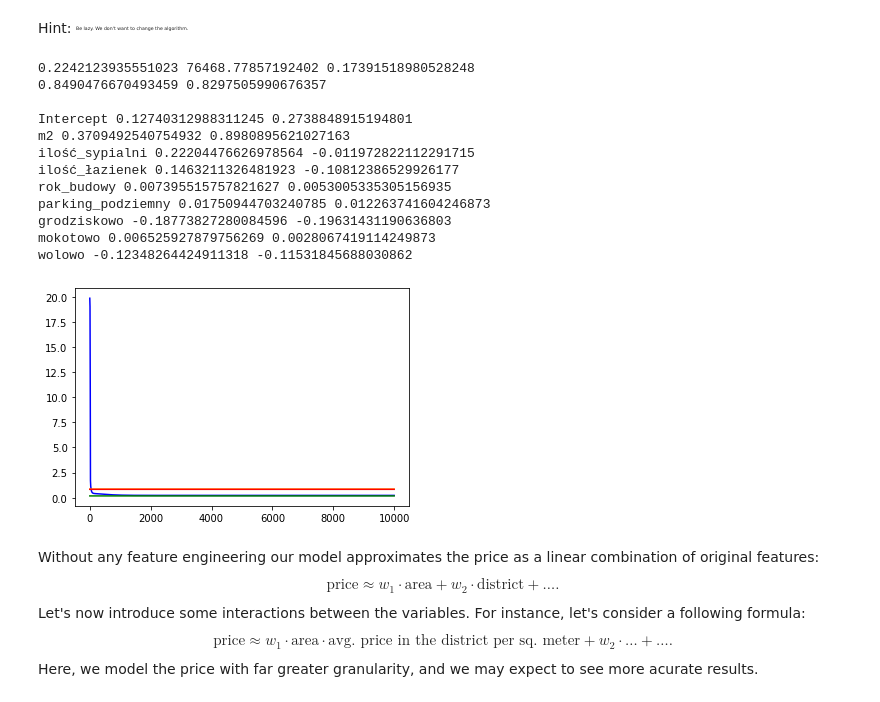
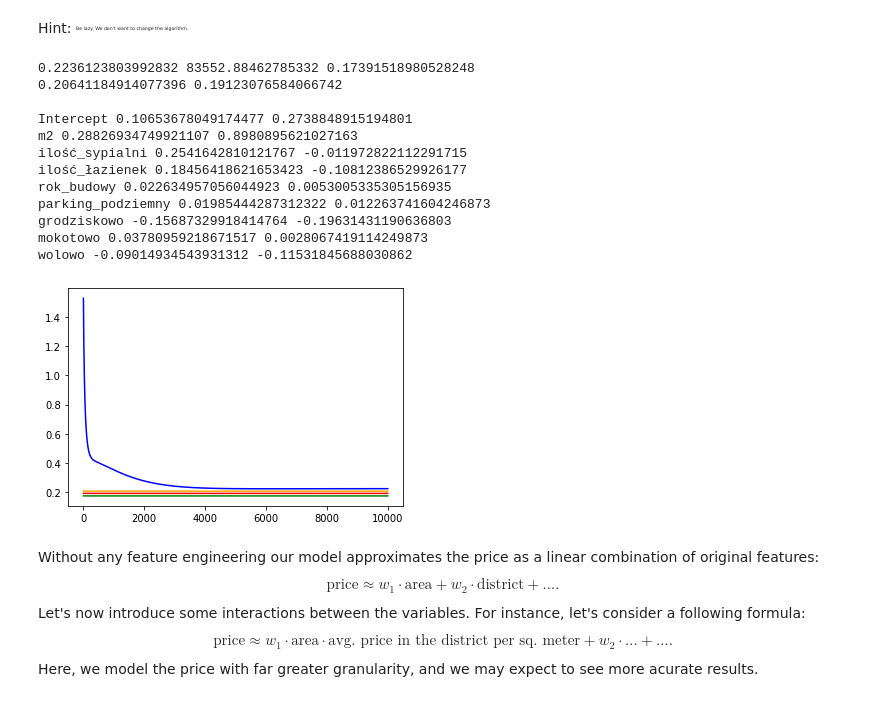
Before and after one commit to stiepan/MLCourse, a Jupyter notebook: Linear_regression_L1E2.ipynb, the cells around one changed output. Drawn from its saved outputs; the diff is of its cells as text; code cells hidden in the pictures.

```diff
--- a/Linear_regression_L1E2.ipynb
+++ b/Linear_regression_L1E2.ipynb
@@ -121,6 +121,7 @@ class PrepData(object):
         self.predict = predict
         self.dummies = dummies
         self.reference = reference
+        self.log_ys = log_ys
 
         self.ys_ = np.array(frame[predict])
         if log_ys:
@@ -192,7 +193,7 @@ class PrepData(object):
 
 class Training(object):
 
-    """Results of training on particual data using particular method"""
+    """Fitted model"""
 
     def __init__(self, ws, losses, trainer):
         self.ws = ws
@@ -206,12 +207,12 @@ class Training(object):
     def train_error(self):
         return self.losses[-1]
 
-    def error(self, l=None, xs=None):
-        return self.trainer.evaluate(self.ws, xs, l)
+    def error(self, l=None, xs=None, ys=None):
+        return self.trainer.evaluate(self.ws, xs, l, ys=ys)
 
     def test_error(self, l, frame):
         xs = self.prep_data.test_data(frame)
-        return self.error(l, xs)
+        return self.error(l, xs, ys=np.array(frame[self.prep_data.predict]))
 
     def coefs(self):
         return ((coef, w) for coef, w in zip(self.prep_data.columns, self.ws))
@@ -247,8 +248,9 @@ class LRGradDesc(object):
             losses.append(self.evaluate(ws))
         return Training(ws, losses, self)
 
-    def evaluate(self, ws, xs=None, l=None):
-        return (l or self.loss)(self.prep_data.ys_, self.predict(ws, xs))
+    def evaluate(self, ws, xs=None, l=None, ys=None):
+        ys = ys if ys is not None else self.prep_data.ys_
+        return (l or self.loss)(ys, self.predict(ws, xs))
 
     def predict(self, ws, xs=None):
         pred = np.dot(xs if xs is not None else self.prep_data.xs, ws)
@@ -298,8 +300,13 @@ class ExactMSEReg(object):
         losses = [self.evaluate(ws)]
         return Training(ws, losses, self)
 
-    def evaluate(self, ws, xs=None, l=None):
-        return (l or mse)(self.prep_data.ys_, self.predict(ws, xs))
+    def evaluate(self, ws, xs=None, l=None, ys=None):
+        if ys is not None:
+          if self.prep_data.log_ys:
+            ys = np.log(ys + 1)
+        else:
+          ys = self.prep_data.ys_
+        return (l or mse)(ys, self.predict(ws, xs))
 
     def predict(self, ws, xs=None):
         pred = np.dot(xs if xs is not None else self.prep_data.xs, ws)
@@ -404,43 +410,44 @@ Be lazy. We don't want to change the algorithm.
 # %%
 epochs=10000
 
 ms = pandas.read_csv('mieszkania.csv')
 ms_d = PrepData(ms, 'cena', ('dzielnica',), reference={'dzielnica': 'ochotowo'})
 
 msle_a = LRGradDesc(ms_d, msle, Gradient.get('msle'))
-msle_r = msle_a.train(epochs, 0.005, ws=[-0.1] * ms_d.m)
+msle_r = msle_a.train(epochs, 0.002, ws=[0.] * ms_d.m)
 msle_r.plot(color='blue')
 
 # msle optimized with explicit formula for mse (fitting linear model to log(1+yi))
 ms_d_log = PrepData(ms, 'cena', ('dzielnica',), reference={'dzielnica': 'ochotowo'}, log_ys=True)
 l_mlse_exact = ExactMSEReg(ms_d_log).train()
 plt.plot([l_mlse_exact.error(mse)] * epochs, color='green')
 
 print(msle_r.train_error(), msle_r.error(mse), l_mlse_exact.error(mse))
 
 ms_tst = pandas.read_csv('mieszkania_test.csv')
 msle_r_t = msle_r.test_error(msle, ms_tst)
 plt.plot([msle_r_t] * epochs, color='orange')
 l_mlse_exact_t = l_mlse_exact.test_error(mse, ms_tst)
 plt.plot([l_mlse_exact_t] * epochs, color='red')
+
 print(msle_r_t, l_mlse_exact_t, "\n")
 
 for ((c, dw), (_, ew)) in zip(msle_r.coefs(), l_mlse_exact.coefs()):
     print (c, dw, ew)
 # %% [output]
-0.2242123935551023 76468.77857192402 0.17391518980528248
-0.8490476670493459 0.8297505990676357
+0.2236123803992832 83552.88462785332 0.17391518980528248
+0.20641184914077396 0.19123076584066742
 
-Intercept 0.12740312988311245 0.2738848915194801
-m2 0.3709492540754932 0.8980895621027163
-ilość_sypialni 0.22204476626978564 -0.011972822112291715
-ilość_łazienek 0.1463211326481923 -0.10812386529926177
-rok_budowy 0.007395515757821627 0.0053005335305156935
-parking_podziemny 0.01750944703240785 0.012263741604246873
-grodziskowo -0.18773827280084596 -0.19631431190636803
-mokotowo 0.006525927879756269 0.0028067419114249873
-wolowo -0.12348264424911318 -0.11531845688030862
+Intercept 0.10653678049174477 0.2738848915194801
+m2 0.28826934749921107 0.8980895621027163
+ilość_sypialni 0.2541642810121767 -0.011972822112291715
+ilość_łazienek 0.18456418621653423 -0.10812386529926177
+rok_budowy 0.022634957056044923 0.0053005335305156935
+parking_podziemny 0.01985444287312322 0.012263741604246873
+grodziskowo -0.15687329918414764 -0.19631431190636803
+mokotowo 0.03780959218671517 0.0028067419114249873
+wolowo -0.09014934543931312 -0.11531845688030862
-[figure, old version]
+[figure, new version]
 # %% [markdown]
 Without any feature engineering our model approximates the price as a linear combination of original features:
 $$
```
Also changed, not shown: parts of 11 cells of this notebook.
